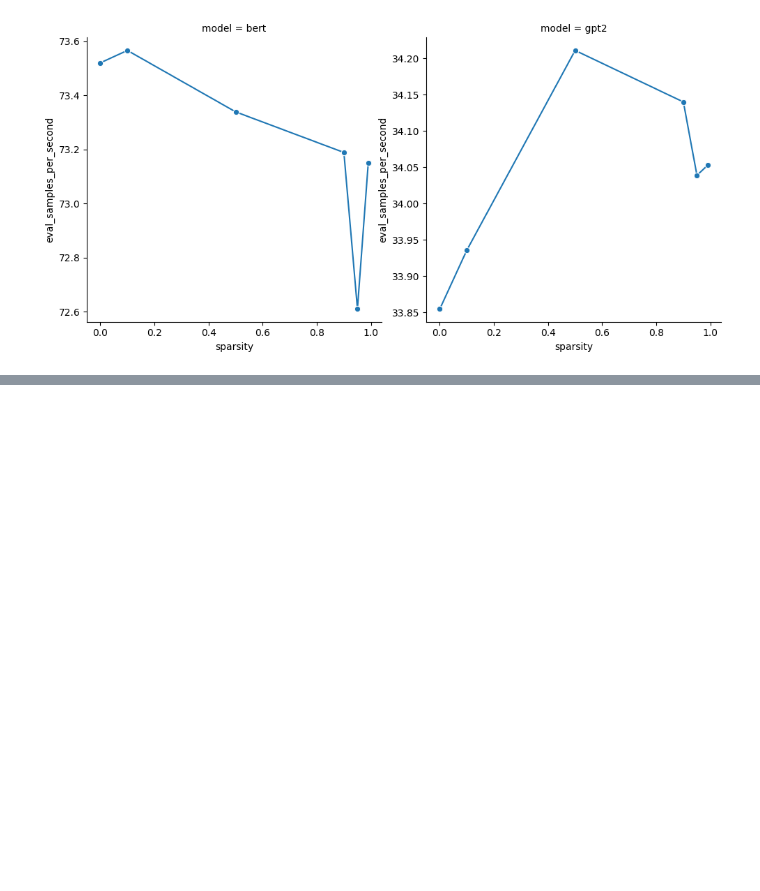
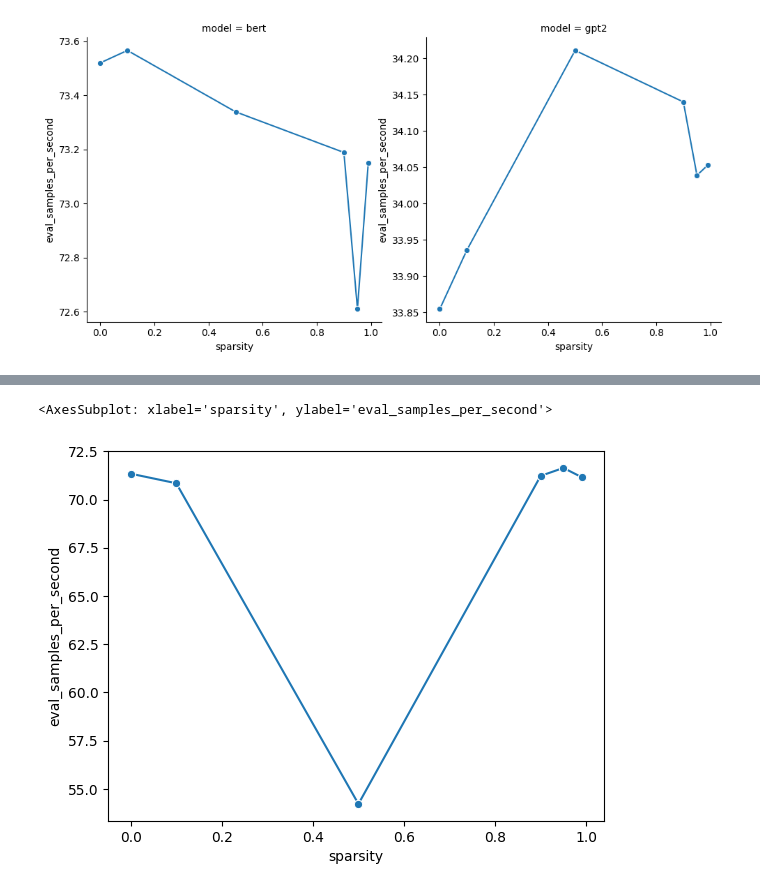
Before and after one commit to Oaklight/llm-sparsification-release, a Jupyter notebook: llm-sparsification.ipynb, the cells around one changed output, grey strips where cells are left out. Drawn from its saved outputs; the diff is of its cells as text; code cells hidden in the pictures; blank space fills up the shorter version.

Commit message:
rerun sparsification with training

```diff
--- a/llm-sparsification.ipynb
+++ b/llm-sparsification.ipynb
@@ -172,7 +175,7 @@ from glob import glob
 import os
 import re
 # %%
-result_dirs = glob('../transformers/examples/pytorch/language-modeling/*results*')
+result_dirs = [f for f in glob('../transformers/examples/pytorch/language-modeling/*results*') if 'train' not in f]
 model_results = []
 
 for result_dir in result_dirs:
@@ -225,3 +228,21 @@ sns.relplot(col='model',
 # %% [output]
 <seaborn.axisgrid.FacetGrid at 0x...>
 [figure]
+# %%
+result_dirs = [f for f in glob('../transformers/examples/pytorch/language-modeling/*results*') if 'train' in f]
+model_results = []
+
+for result_dir in result_dirs:
+    sparsity = re.search('([0-9\.]+)$', result_dir).group(1)
+    model = 'gpt2' if 'gpt' in result_dir else 'bert'
+    try:
+        with open(os.path.join(result_dir, 'all_results.json'), 'r') as f:
+            result = json.load(f)
+    except:
+        pass
+    else:
+        result = pd.DataFrame([result])
+        result['model'] = model
+        result['sparsity'] = float(sparsity)
+        model_results.append(result)
+model_results = pd.concat(model_results).reset_index(drop=True)
@@ -227,0 +253,9 @@ sns.relplot(col='model',
+# %%
+sns.lineplot(
+             x='sparsity',
+             y='eval_samples_per_second',
+             data=model_results,
+             marker='o')
+# %% [output]
+<AxesSubplot: xlabel='sparsity', ylabel='eval_samples_per_second'>
+[figure, added]
```
Also changed, not shown: parts of 3 cells of this notebook.
